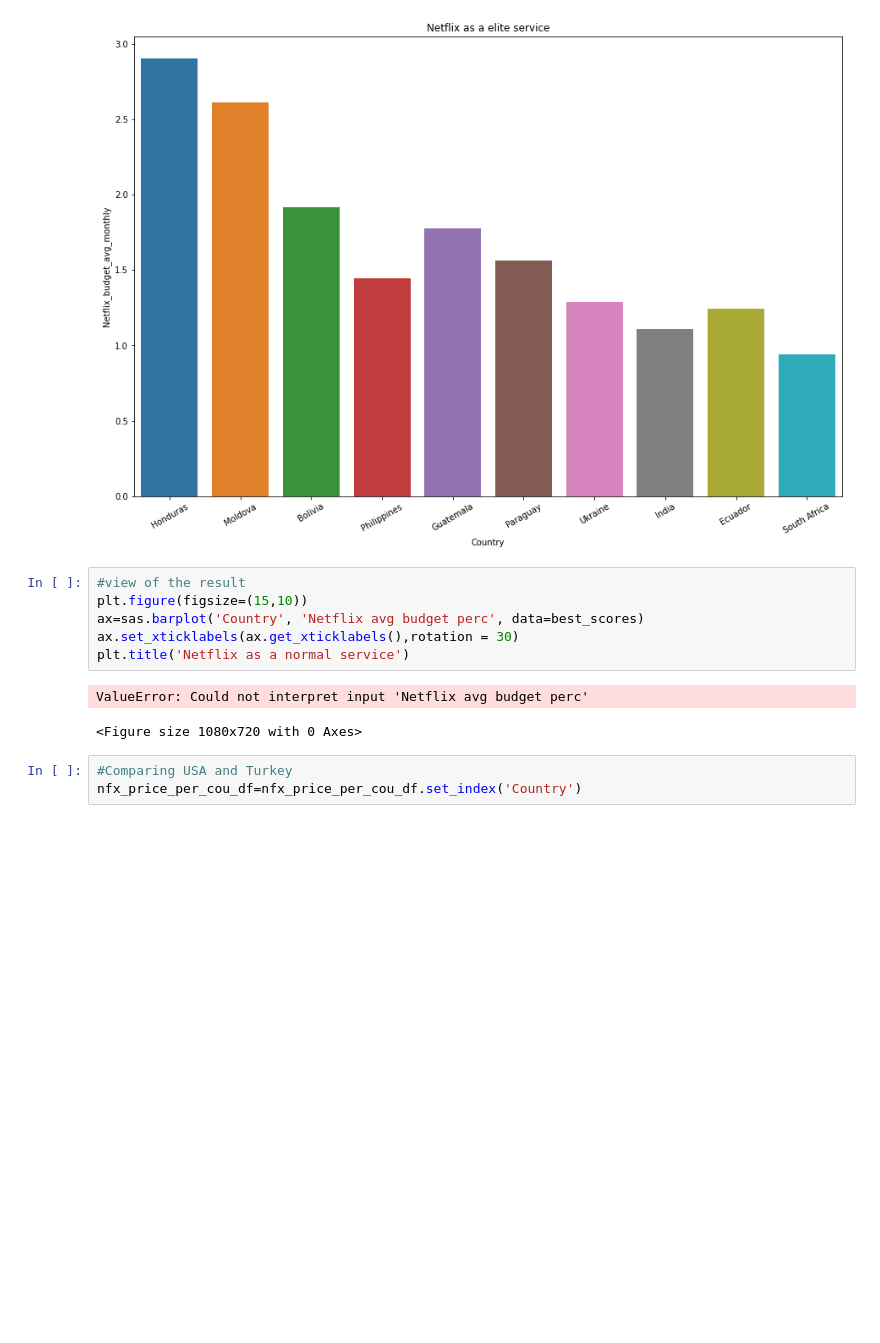
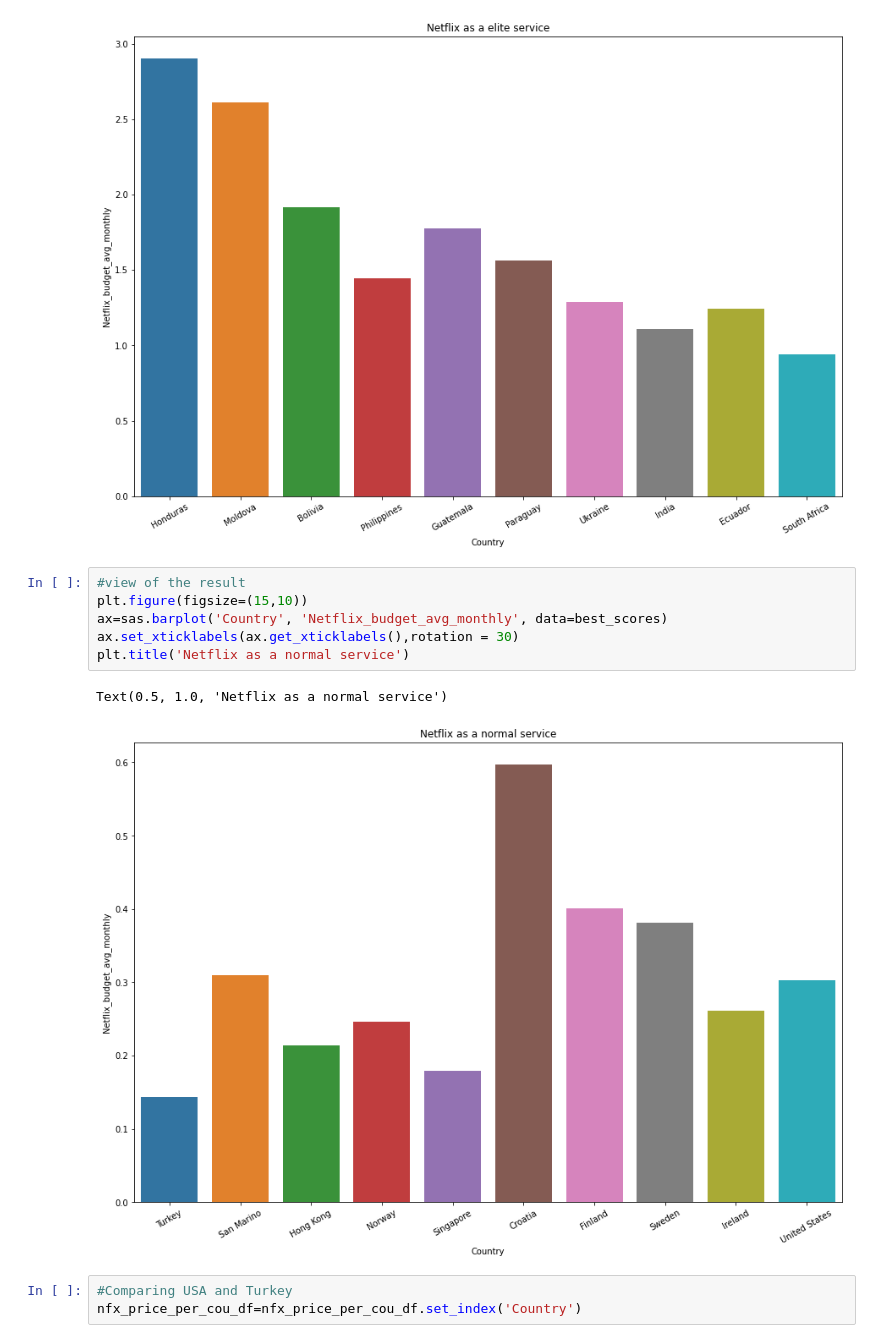
Before and after one commit to magicWiss/Netflix-Price-Analytics, a Jupyter notebook: Analytics/data_anal.ipynb, the cells around one changed output. Cells and saved outputs as stored; diff of their text form; blank space fills up the shorter version.

```diff
--- a/Analytics/data_anal.ipynb
+++ b/Analytics/data_anal.ipynb
@@ -822,12 +830,12 @@ Text(0.5, 1.0, 'Netflix as a elite service')
 # %%
 #view of the result
 plt.figure(figsize=(15,10))
-ax=sas.barplot('Country', 'Netflix avg budget perc', data=best_scores)
+ax=sas.barplot('Country', 'Netflix_budget_avg_monthly', data=best_scores)
 ax.set_xticklabels(ax.get_xticklabels(),rotation = 30)
 plt.title('Netflix as a normal service')
 # %% [output]
-ValueError: Could not interpret input 'Netflix avg budget perc'
+Text(0.5, 1.0, 'Netflix as a normal service')
-<Figure size 1080x720 with 0 Axes>
+[figure, added]
 # %%
 #Comparing USA and Turkey
 nfx_price_per_cou_df=nfx_price_per_cou_df.set_index('Country')
```
Also changed, not shown: parts of 2 cells of this notebook.
